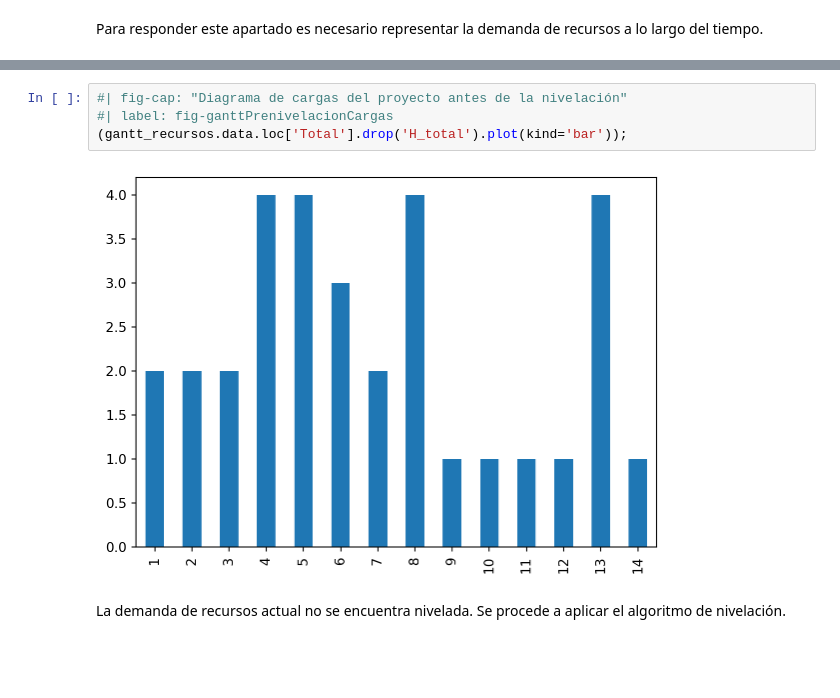
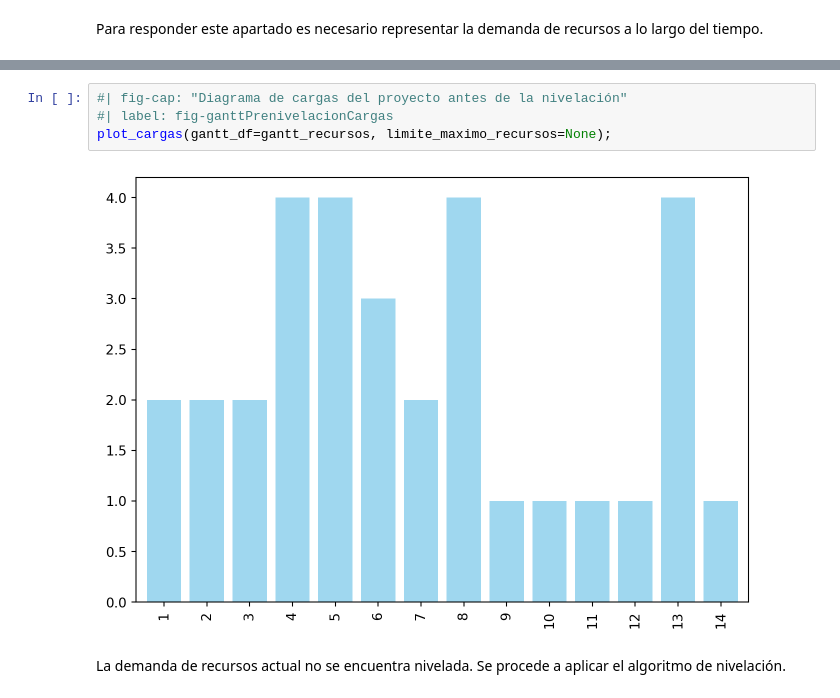
Before and after one commit to mcasl/pmULE, a Jupyter notebook: notebooks/Ejercicio_04.ipynb, the cells around one changed output, grey strips where cells are left out. Cells and saved outputs as stored; diff of their text form; blank space fills up the shorter version.

Commit message:
plot cargas updated 03

```diff
--- a/notebooks/Ejercicio_04.ipynb
+++ b/notebooks/Ejercicio_04.ipynb
@@ -371,9 +371,9 @@ Suma de cuadrados: 94
 # %%
 #| fig-cap: "Diagrama de cargas del proyecto antes de la nivelación"
 #| label: fig-ganttPrenivelacionCargas
-(gantt_recursos.data.loc['Total'].drop('H_total').plot(kind='bar'));
+plot_cargas(gantt_df=gantt_recursos, limite_maximo_recursos=None);
 # %% [output]
-[figure, old version]
+[figure, new version]
 # %% [markdown]
 La demanda de recursos actual no se encuentra nivelada. Se procede a aplicar el algoritmo de nivelación.
 # %% [markdown]
```
Also changed, not shown: parts of 2 cells of this notebook, 1 other file.
